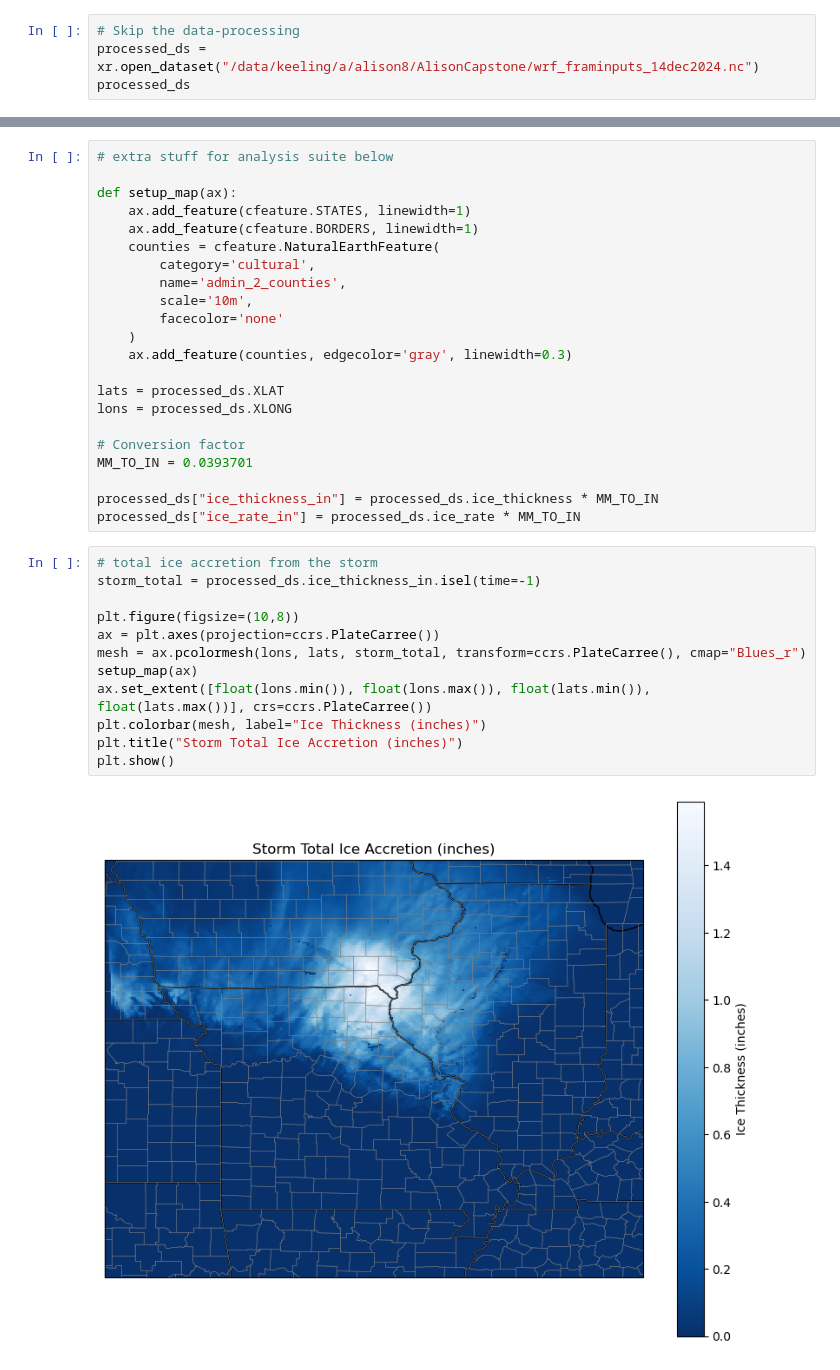
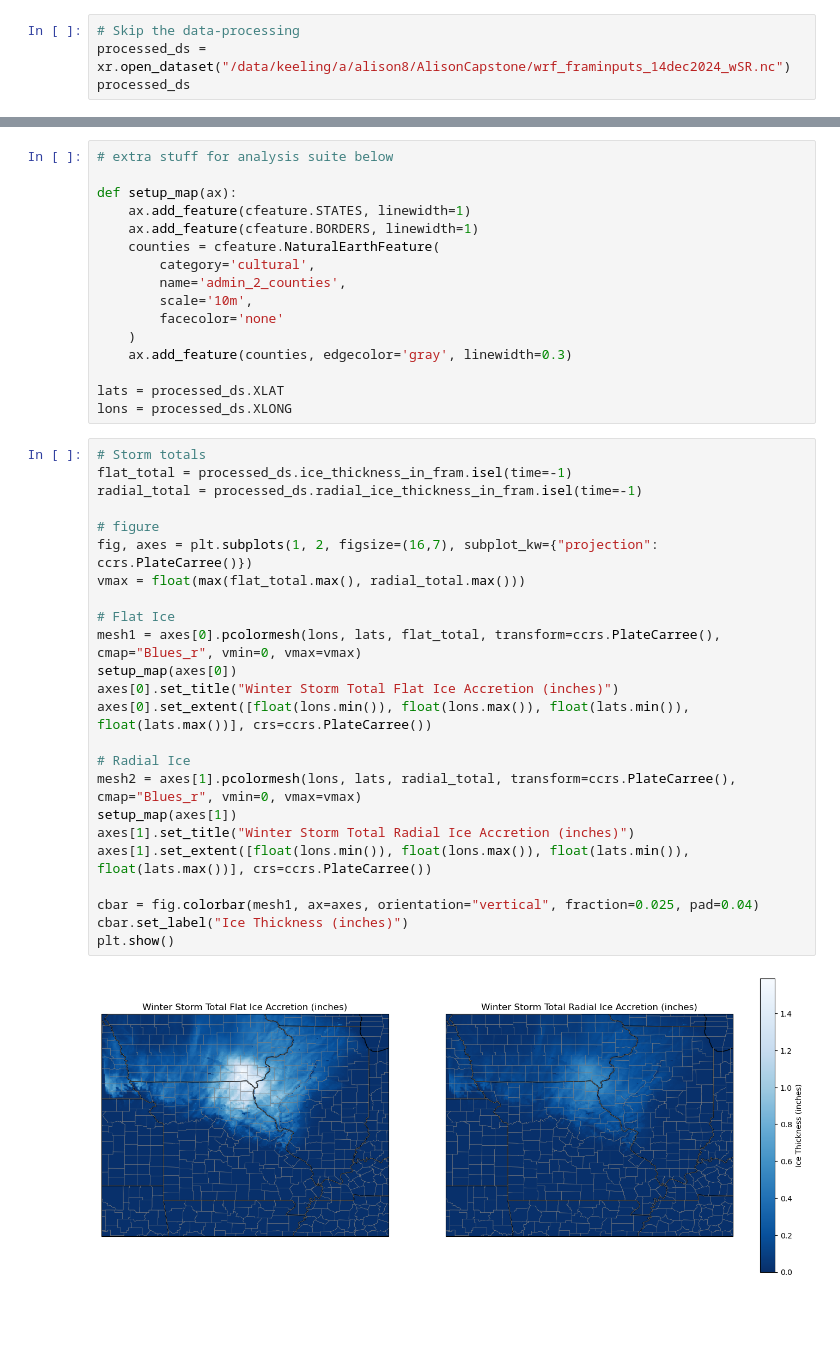
Before and after one commit to sciencekitty66/ATMS-596-ResearchProject, a Jupyter notebook: FRAM_implementation.ipynb, the cells around one changed output, grey strips where cells are left out. Drawn from its saved outputs; the diff is of its cells as text; blank space fills up the shorter version.

```diff
--- a/FRAM_implementation.ipynb
+++ b/FRAM_implementation.ipynb
@@ -10,5 +11,5 @@ from time import sleep
 # %%
 # Skip the data-processing
-processed_ds = xr.open_dataset("/data/keeling/a/alison8/AlisonCapstone/wrf_framinputs_14dec2024.nc")
+processed_ds = xr.open_dataset("/data/keeling/a/alison8/AlisonCapstone/wrf_framinputs_14dec2024_wSR.nc")
 processed_ds
 # %% [output]
@@ -82,23 +100,29 @@ def setup_map(ax):
 
 lats = processed_ds.XLAT
 lons = processed_ds.XLONG
-
-# Conversion factor
-MM_TO_IN = 0.0393701
-
-processed_ds["ice_thickness_in"] = processed_ds.ice_thickness * MM_TO_IN
-processed_ds["ice_rate_in"] = processed_ds.ice_rate * MM_TO_IN
 # %%
-# total ice accretion from the storm
-storm_total = processed_ds.ice_thickness_in.isel(time=-1)
+# Storm totals
+flat_total = processed_ds.ice_thickness_in_fram.isel(time=-1)
+radial_total = processed_ds.radial_ice_thickness_in_fram.isel(time=-1)
 
-plt.figure(figsize=(10,8))
-ax = plt.axes(projection=ccrs.PlateCarree())
-mesh = ax.pcolormesh(lons, lats, storm_total, transform=ccrs.PlateCarree(), cmap="Blues_r")
-setup_map(ax)
-ax.set_extent([float(lons.min()), float(lons.max()), float(lats.min()), float(lats.max())], crs=ccrs.PlateCarree())
-plt.colorbar(mesh, label="Ice Thickness (inches)")
-plt.title("Storm Total Ice Accretion (inches)")
+# figure
+fig, axes = plt.subplots(1, 2, figsize=(16,7), subplot_kw={"projection": ccrs.PlateCarree()})
+vmax = float(max(flat_total.max(), radial_total.max()))
+
+# Flat Ice
+mesh1 = axes[0].pcolormesh(lons, lats, flat_total, transform=ccrs.PlateCarree(), cmap="Blues_r", vmin=0, vmax=vmax)
+setup_map(axes[0])
+axes[0].set_title("Winter Storm Total Flat Ice Accretion (inches)")
+axes[0].set_extent([float(lons.min()), float(lons.max()), float(lats.min()), float(lats.max())], crs=ccrs.PlateCarree())
+
+# Radial Ice
+mesh2 = axes[1].pcolormesh(lons, lats, radial_total, transform=ccrs.PlateCarree(), cmap="Blues_r", vmin=0, vmax=vmax)
+setup_map(axes[1])
+axes[1].set_title("Winter Storm Total Radial Ice Accretion (inches)")
+axes[1].set_extent([float(lons.min()), float(lons.max()), float(lats.min()), float(lats.max())], crs=ccrs.PlateCarree())
+
+cbar = fig.colorbar(mesh1, ax=axes, orientation="vertical", fraction=0.025, pad=0.04)
+cbar.set_label("Ice Thickness (inches)")
 plt.show()
 # %% [output]
-[figure, old version]
+[figure, new version]
```
Also changed, not shown: parts of 16 cells of this notebook, 7 other files.
